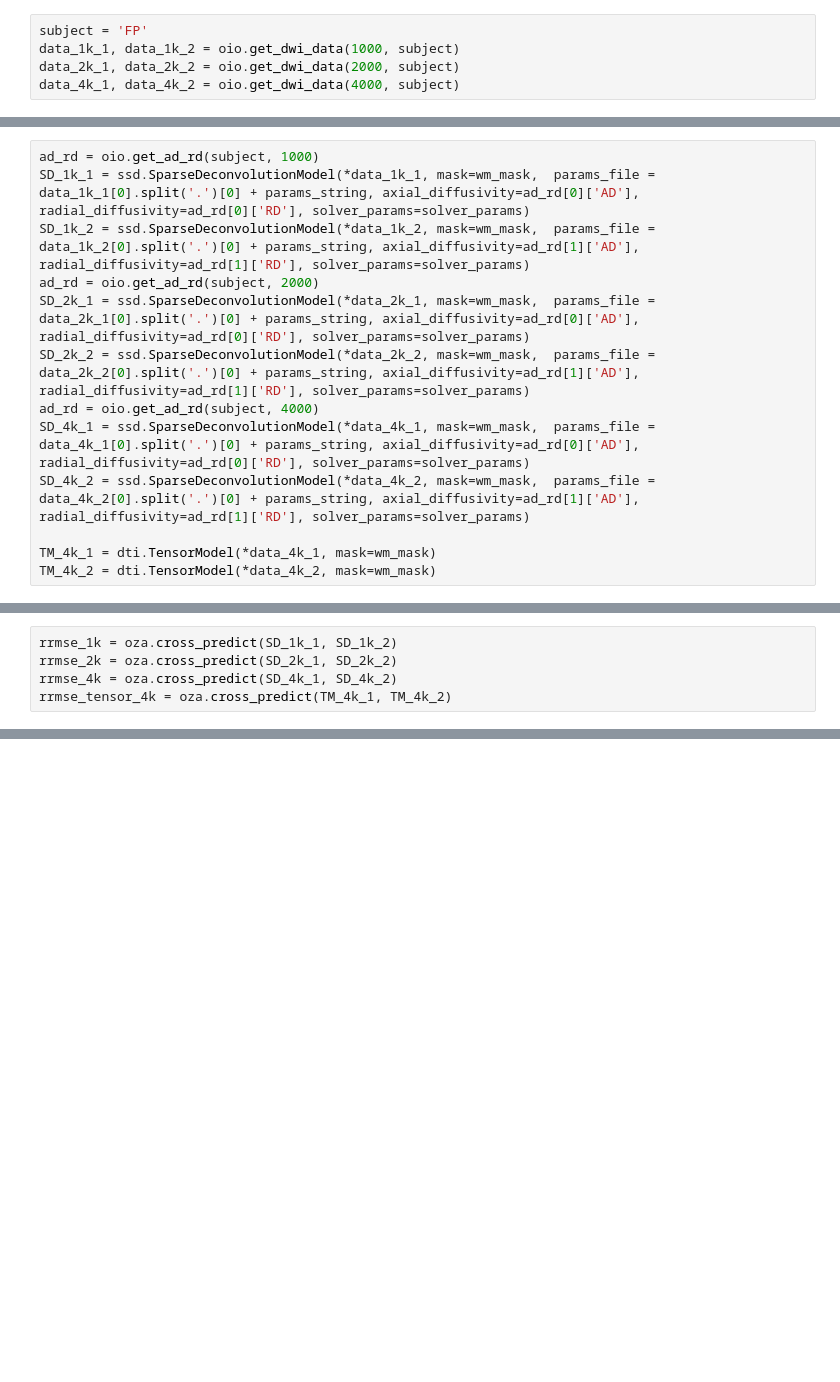
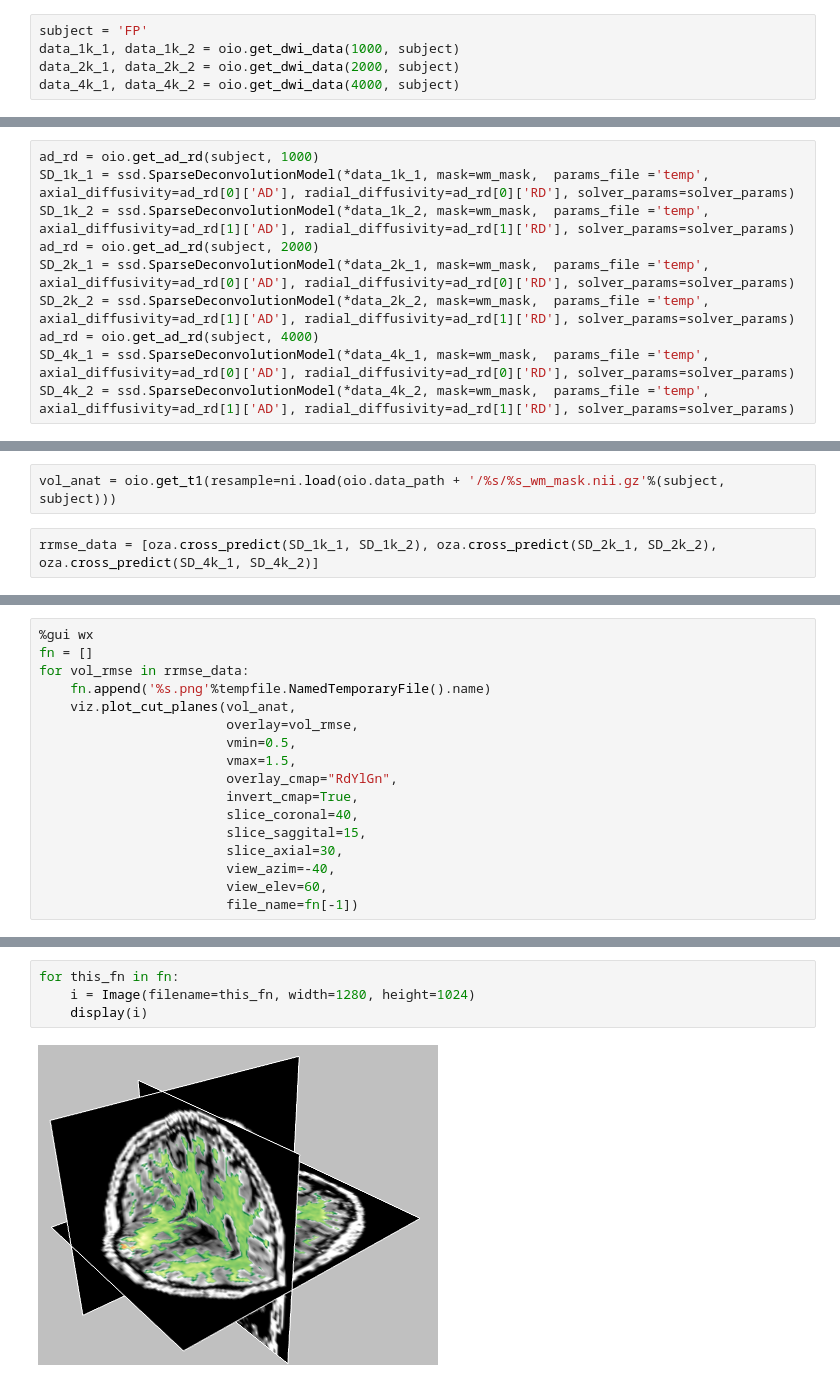
Before and after one commit to arokem/osmosis, a Jupyter notebook: doc/paper_figures/Figure6.ipynb, the cells around one changed output, grey strips where cells are left out. Cells and saved outputs as stored; diff of their text form; blank space fills up the shorter version.

Commit message:
Figure 6 FTW

```diff
--- a/doc/paper_figures/Figure6.ipynb
+++ b/doc/paper_figures/Figure6.ipynb
@@ -30,14 +31,11 @@ params_string = '_SSD_rho%s_alpha%s.nii.gz'%(l1_ratio, alpha)
 # %%
 ad_rd = oio.get_ad_rd(subject, 1000)
-SD_1k_1 = ssd.SparseDeconvolutionModel(*data_1k_1, mask=wm_mask,  params_file = data_1k_1[0].split('.')[0] + params_string, axial_diffusivity=ad_rd[0]['AD'], radial_diffusivity=ad_rd[0]['RD'], solver_params=solver_params)
-SD_1k_2 = ssd.SparseDeconvolutionModel(*data_1k_2, mask=wm_mask,  params_file = data_1k_2[0].split('.')[0] + params_string, axial_diffusivity=ad_rd[1]['AD'], radial_diffusivity=ad_rd[1]['RD'], solver_params=solver_params)
+SD_1k_1 = ssd.SparseDeconvolutionModel(*data_1k_1, mask=wm_mask,  params_file ='temp', axial_diffusivity=ad_rd[0]['AD'], radial_diffusivity=ad_rd[0]['RD'], solver_params=solver_params)
+SD_1k_2 = ssd.SparseDeconvolutionModel(*data_1k_2, mask=wm_mask,  params_file ='temp', axial_diffusivity=ad_rd[1]['AD'], radial_diffusivity=ad_rd[1]['RD'], solver_params=solver_params)
 ad_rd = oio.get_ad_rd(subject, 2000)
-SD_2k_1 = ssd.SparseDeconvolutionModel(*data_2k_1, mask=wm_mask,  params_file = data_2k_1[0].split('.')[0] + params_string, axial_diffusivity=ad_rd[0]['AD'], radial_diffusivity=ad_rd[0]['RD'], solver_params=solver_params)
-SD_2k_2 = ssd.SparseDeconvolutionModel(*data_2k_2, mask=wm_mask,  params_file = data_2k_2[0].split('.')[0] + params_string, axial_diffusivity=ad_rd[1]['AD'], radial_diffusivity=ad_rd[1]['RD'], solver_params=solver_params)
+SD_2k_1 = ssd.SparseDeconvolutionModel(*data_2k_1, mask=wm_mask,  params_file ='temp', axial_diffusivity=ad_rd[0]['AD'], radial_diffusivity=ad_rd[0]['RD'], solver_params=solver_params)
+SD_2k_2 = ssd.SparseDeconvolutionModel(*data_2k_2, mask=wm_mask,  params_file ='temp', axial_diffusivity=ad_rd[1]['AD'], radial_diffusivity=ad_rd[1]['RD'], solver_params=solver_params)
 ad_rd = oio.get_ad_rd(subject, 4000)
-SD_4k_1 = ssd.SparseDeconvolutionModel(*data_4k_1, mask=wm_mask,  params_file = data_4k_1[0].split('.')[0] + params_string, axial_diffusivity=ad_rd[0]['AD'], radial_diffusivity=ad_rd[0]['RD'], solver_params=solver_params)
-SD_4k_2 = ssd.SparseDeconvolutionModel(*data_4k_2, mask=wm_mask,  params_file = data_4k_2[0].split('.')[0] + params_string, axial_diffusivity=ad_rd[1]['AD'], radial_diffusivity=ad_rd[1]['RD'], solver_params=solver_params)
-
-TM_4k_1 = dti.TensorModel(*data_4k_1, mask=wm_mask)
-TM_4k_2 = dti.TensorModel(*data_4k_2, mask=wm_mask)
+SD_4k_1 = ssd.SparseDeconvolutionModel(*data_4k_1, mask=wm_mask,  params_file ='temp', axial_diffusivity=ad_rd[0]['AD'], radial_diffusivity=ad_rd[0]['RD'], solver_params=solver_params)
+SD_4k_2 = ssd.SparseDeconvolutionModel(*data_4k_2, mask=wm_mask,  params_file ='temp', axial_diffusivity=ad_rd[1]['AD'], radial_diffusivity=ad_rd[1]['RD'], solver_params=solver_params)
 # %% [output]
@@ -60,6 +54,5 @@ Loading from file: /biac4/wandell/biac2/wandell6/data/arokem/osmosis/FP/0007_01_
+# %%
+vol_anat = oio.get_t1(resample=ni.load(oio.data_path + '/%s/%s_wm_mask.nii.gz'%(subject, subject)))
 # %%
-rrmse_1k = oza.cross_predict(SD_1k_1, SD_1k_2)
-rrmse_2k = oza.cross_predict(SD_2k_1, SD_2k_2)
-rrmse_4k = oza.cross_predict(SD_4k_1, SD_4k_2)
-rrmse_tensor_4k = oza.cross_predict(TM_4k_1, TM_4k_2)
+rrmse_data = [oza.cross_predict(SD_1k_1, SD_1k_2), oza.cross_predict(SD_2k_1, SD_2k_2), oza.cross_predict(SD_4k_1, SD_4k_2)]
 # %% [output]
@@ -105,0 +60,17 @@ The proportion of voxels with rRMSE<1.0 is 99.8681434599
+# %%
+%gui wx
+fn = []
+for vol_rmse in rrmse_data:
+    fn.append('%s.png'%tempfile.NamedTemporaryFile().name)
+    viz.plot_cut_planes(vol_anat,
+                        overlay=vol_rmse,
+                        vmin=0.5,
+                        vmax=1.5,
+                        overlay_cmap="RdYlGn",
+                        invert_cmap=True,
+                        slice_coronal=40,
+                        slice_saggital=15,
+                        slice_axial=30,
+                        view_azim=-40,
+                        view_elev=60,
+                        file_name=fn[-1])
@@ -105,0 +96,6 @@ The proportion of voxels with rRMSE<1.0 is 99.8681434599
+# %%
+for this_fn in fn:
+    i = Image(filename=this_fn, width=1280, height=1024)
+    display(i)
+# %% [output]
+[figure, added]
```
Also changed, not shown: parts of 14 cells of this notebook.
